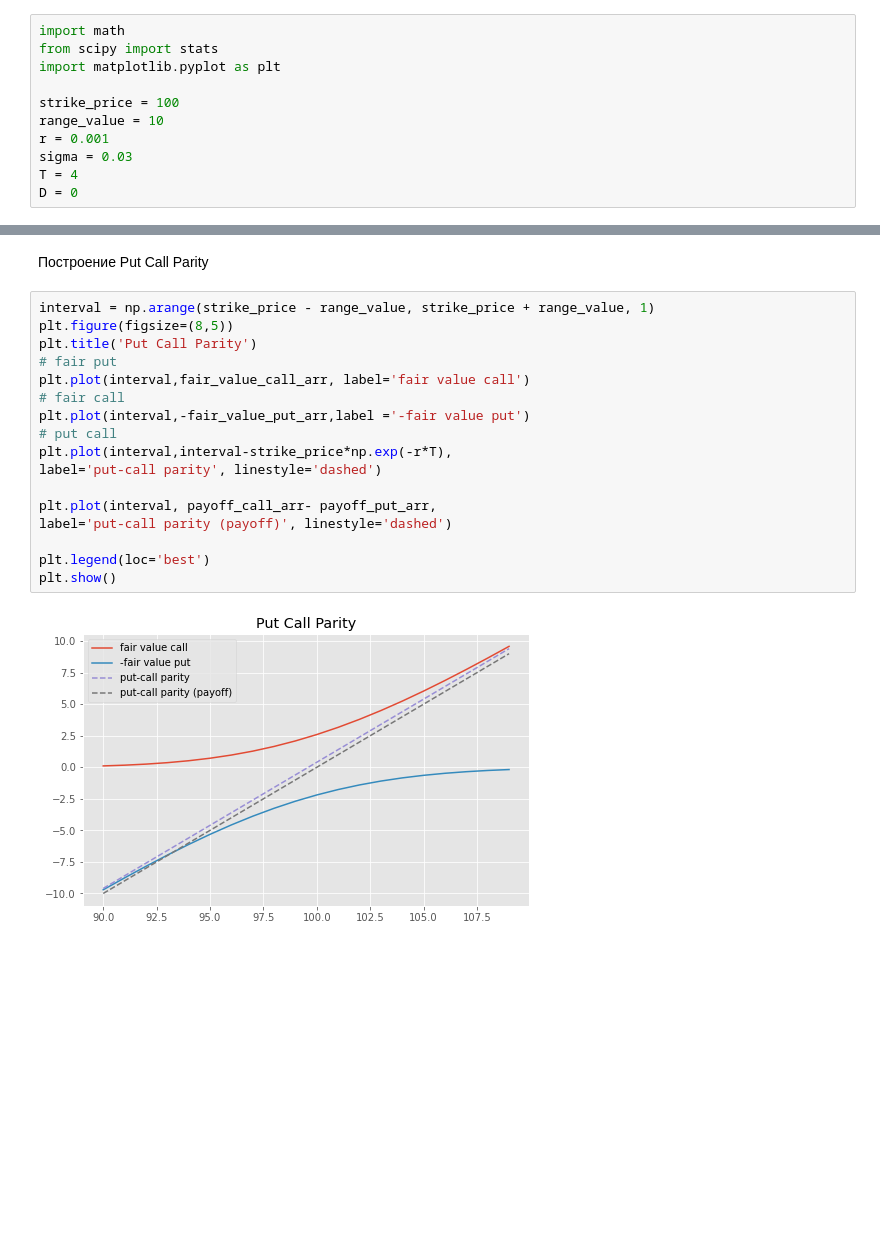
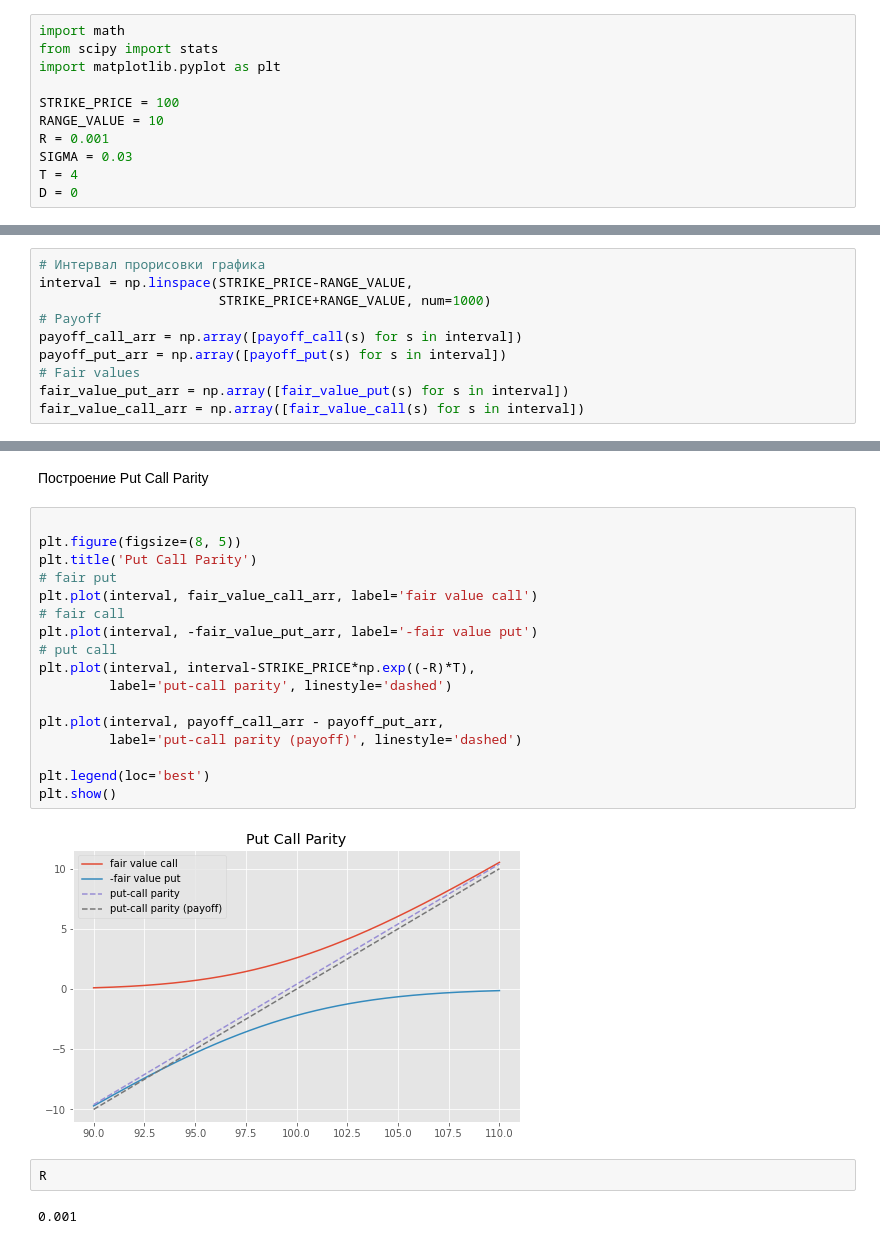
Before and after one commit to CyberCheshir/FinMath, a Jupyter notebook: Лабораторная 2.ipynb, the cells around one changed output, grey strips where cells are left out. Cells and saved outputs as stored; diff of their text form; blank space fills up the shorter version.

```diff
--- a/Лабораторная 2.ipynb
+++ b/Лабораторная 2.ipynb
@@ -143,10 +148,10 @@ import math
 from scipy import stats
 import matplotlib.pyplot as plt
 
-strike_price = 100
-range_value = 10
-r = 0.001
-sigma = 0.03
+STRIKE_PRICE = 100
+RANGE_VALUE = 10
+R = 0.001
+SIGMA = 0.03
 T = 4
 D = 0
 # %%
@@ -192 +189,11 @@ def get_fair_value():
+# %%
+# Интервал прорисовки графика
+interval = np.linspace(STRIKE_PRICE-RANGE_VALUE,
+                       STRIKE_PRICE+RANGE_VALUE, num=1000)
+# Payoff
+payoff_call_arr = np.array([payoff_call(s) for s in interval])
+payoff_put_arr = np.array([payoff_put(s) for s in interval])
+# Fair values
+fair_value_put_arr = np.array([fair_value_put(s) for s in interval])
+fair_value_call_arr = np.array([fair_value_call(s) for s in interval])
 # %%
@@ -219,21 +295,25 @@ draw_graphics()
 # %% [markdown]
 Построение Put Call Parity
 # %%
-interval = np.arange(strike_price - range_value, strike_price + range_value, 1)
-plt.figure(figsize=(8,5))
+
+plt.figure(figsize=(8, 5))
 plt.title('Put Call Parity')
 # fair put
-plt.plot(interval,fair_value_call_arr, label='fair value call')
+plt.plot(interval, fair_value_call_arr, label='fair value call')
 # fair call
-plt.plot(interval,-fair_value_put_arr,label ='-fair value put')
+plt.plot(interval, -fair_value_put_arr, label='-fair value put')
 # put call
-plt.plot(interval,interval-strike_price*np.exp(-r*T),
-label='put-call parity', linestyle='dashed')
+plt.plot(interval, interval-STRIKE_PRICE*np.exp((-R)*T),
+         label='put-call parity', linestyle='dashed')
 
-plt.plot(interval, payoff_call_arr- payoff_put_arr,
-label='put-call parity (payoff)', linestyle='dashed')
+plt.plot(interval, payoff_call_arr - payoff_put_arr,
+         label='put-call parity (payoff)', linestyle='dashed')
 
 plt.legend(loc='best')
 plt.show()
 # %% [output]
-[figure, old version]
+[figure, new version]
+# %%
+R
+# %% [output]
+0.001
```
Also changed, not shown: parts of 12 cells of this notebook.
